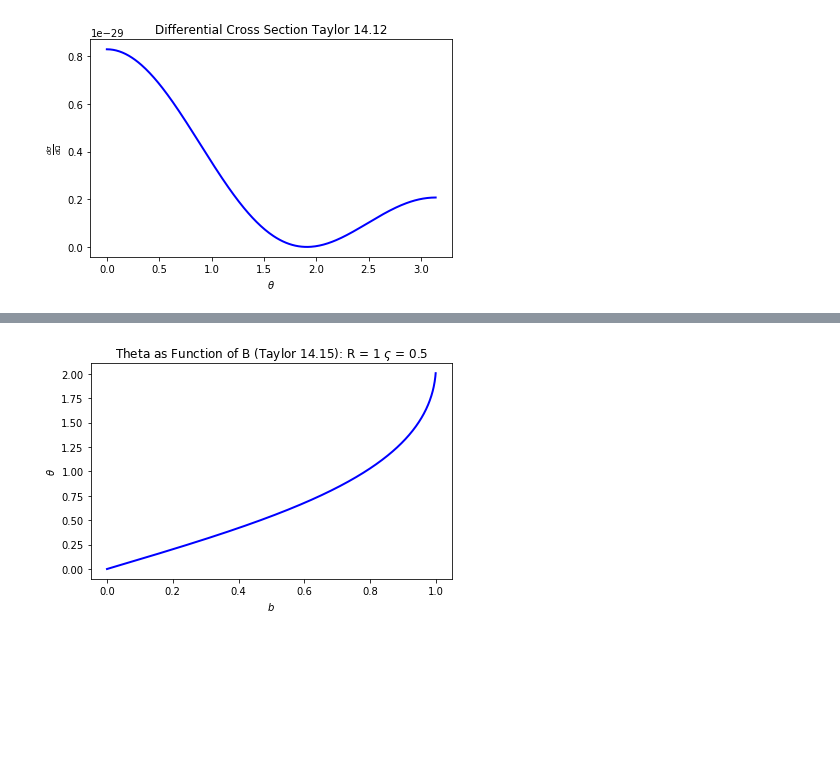
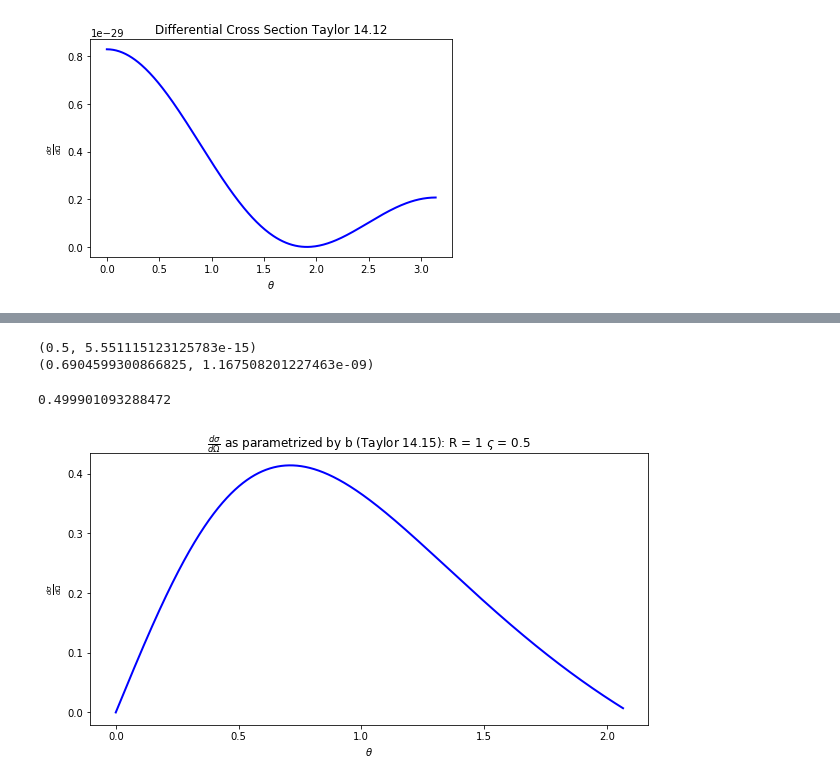
Before and after one commit to sGourapura/TheorMech5300, a Jupyter notebook: HW12/PS12.ipynb, the cells around one changed output, grey strips where cells are left out. Saved outputs shown, nothing was run; the diff lists cells and outputs as text; code cells hidden in the pictures; blank space fills up the shorter version.

```diff
--- a/HW12/PS12.ipynb
+++ b/HW12/PS12.ipynb
@@ -32,27 +85,33 @@ fig.savefig('Taylor_Problem_14p12.png',
+# %%
+import scipy.integrate as integrate
+
+result = integrate.quad(lambda x: dSigdOmeg(x)[1], 0, 1)
+print(result)
+# %% [output]
+(0.5, 5.551115123125783e-15)
+(0.6904599300866825, 1.167508201227463e-09)
 # %%
-def ThetavB(b_pts):
-    c = 0.5
-    R=1.
-    return 2*( np.arcsin(b_pts/R) - np.arcsin(c*b_pts / R) )
-
-b_min = 0.
-b_max = 1
-delta_b = 0.001
+b_min = 0.000001
+b_max = 1.
+delta_b = 0.0001
 b_pts = np.arange(b_min, b_max, delta_b)
 
+theta_pts2, dSig_pts2 = dSigdOmeg(b_pts)
 
-fig = plt.figure(figsize=(6,4))
-ax = fig.add_subplot(1,1,1)
-ax.set_xlabel(r'$b$')
-ax.set_ylabel(r'$\theta$')
-ax.set_title(r'Theta as Function of B (Taylor 14.15): R = 1 $\varsigma$ = 0.5')
+dSig_pts2 = dSig_pts2*np.sin(theta_pts2)
 
-line, = ax.plot(b_pts,
-                ThetavB(b_pts),
+fig = plt.figure(figsize=(10, 5))
+
+ax1 = fig.add_subplot(1,1,1)
+ax1.set_xlabel(r'$\theta$')
+ax1.set_ylabel(r'$\frac{d \sigma}{d \Omega}$')
+ax1.set_title(r'$\frac{d \sigma}{d \Omega}$ as parametrized by b (Taylor 14.15): R = 1 $\varsigma$ = 0.5')
+
+ax1.plot(theta_pts2, dSig_pts2,
                 color='blue', lw=2)
 
-fig.tight_layout()
-fig.savefig('Taylor_Problem_14p15.png',
-                   bbox_inches='tight')
+result = np.trapz(dSig_pts2,x=theta_pts2)
+print(result)
 # %% [output]
+0.499901093288472
-[figure, old version]
+[figure, new version]
```
Also changed, not shown: parts of 3 cells of this notebook, 7 other files.
